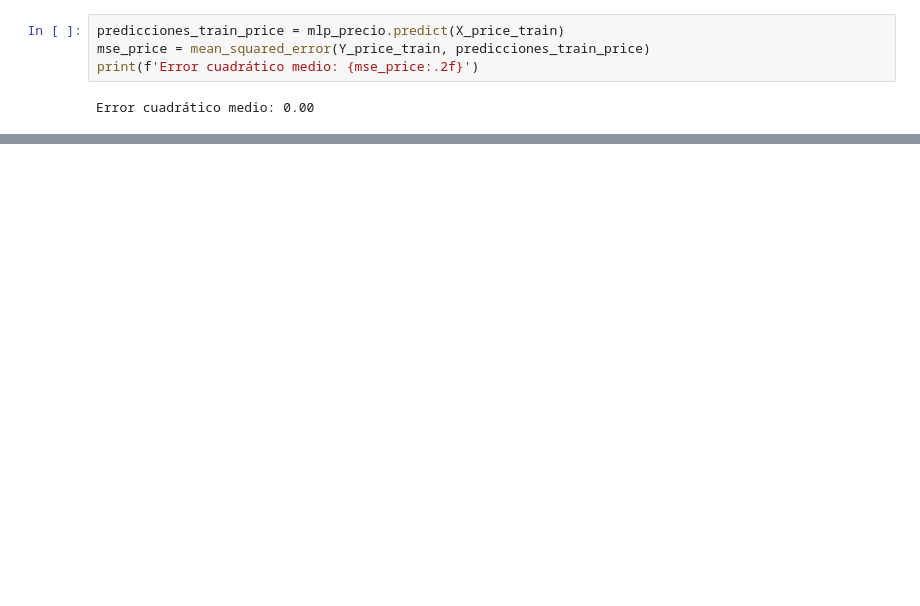
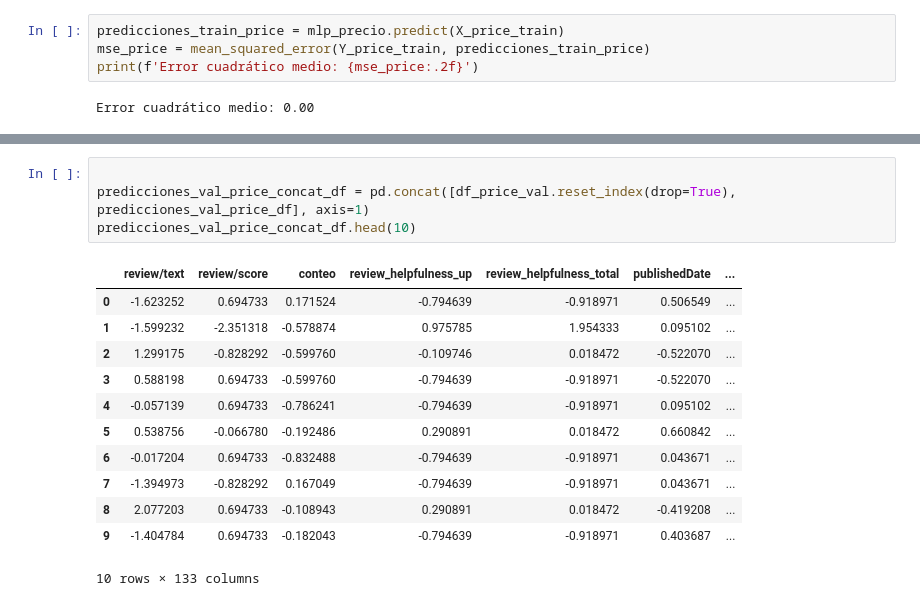
Before and after one commit to EmmaGalizio/Data-Science-Ammazon-Books-Reviews, a Jupyter notebook: TPI_clasificacion.ipynb, the cells around one changed output, grey strips where cells are left out. Drawn from its saved outputs; the diff is of its cells as text; blank space fills up the shorter version.

```diff
--- a/TPI_clasificacion.ipynb
+++ b/TPI_clasificacion.ipynb
@@ -405,0 +570,17 @@ Error cuadrático medio: 0.00
+# %%
+
+predicciones_val_price_concat_df = pd.concat([df_price_val.reset_index(drop=True), predicciones_val_price_df], axis=1)
+predicciones_val_price_concat_df.head(10)
+# %% [output]
+|  | review/text | review/score | conteo | review_helpfulness_up | review_helpfulness_total | publishedDate | ... |
+| 0 | -1.623252 | 0.694733 | 0.171524 | -0.794639 | -0.918971 | 0.506549 | ... |
+| 1 | -1.599232 | -2.351318 | -0.578874 | 0.975785 | 1.954333 | 0.095102 | ... |
+| 2 | 1.299175 | -0.828292 | -0.599760 | -0.109746 | 0.018472 | -0.522070 | ... |
+| 3 | 0.588198 | 0.694733 | -0.599760 | -0.794639 | -0.918971 | -0.522070 | ... |
+| 4 | -0.057139 | 0.694733 | -0.786241 | -0.794639 | -0.918971 | 0.095102 | ... |
+| 5 | 0.538756 | -0.066780 | -0.192486 | 0.290891 | 0.018472 | 0.660842 | ... |
+| 6 | -0.017204 | 0.694733 | -0.832488 | -0.794639 | -0.918971 | 0.043671 | ... |
+| 7 | -1.394973 | -0.828292 | 0.167049 | -0.794639 | -0.918971 | 0.043671 | ... |
+| 8 | 2.077203 | 0.694733 | -0.108943 | 0.290891 | 0.018472 | -0.419208 | ... |
+| 9 | -1.404784 | 0.694733 | -0.182043 | -0.794639 | -0.918971 | 0.403687 | ... |
+10 rows × 133 columns
```
Also changed, not shown: parts of 24 cells of this notebook, 11 other files.
